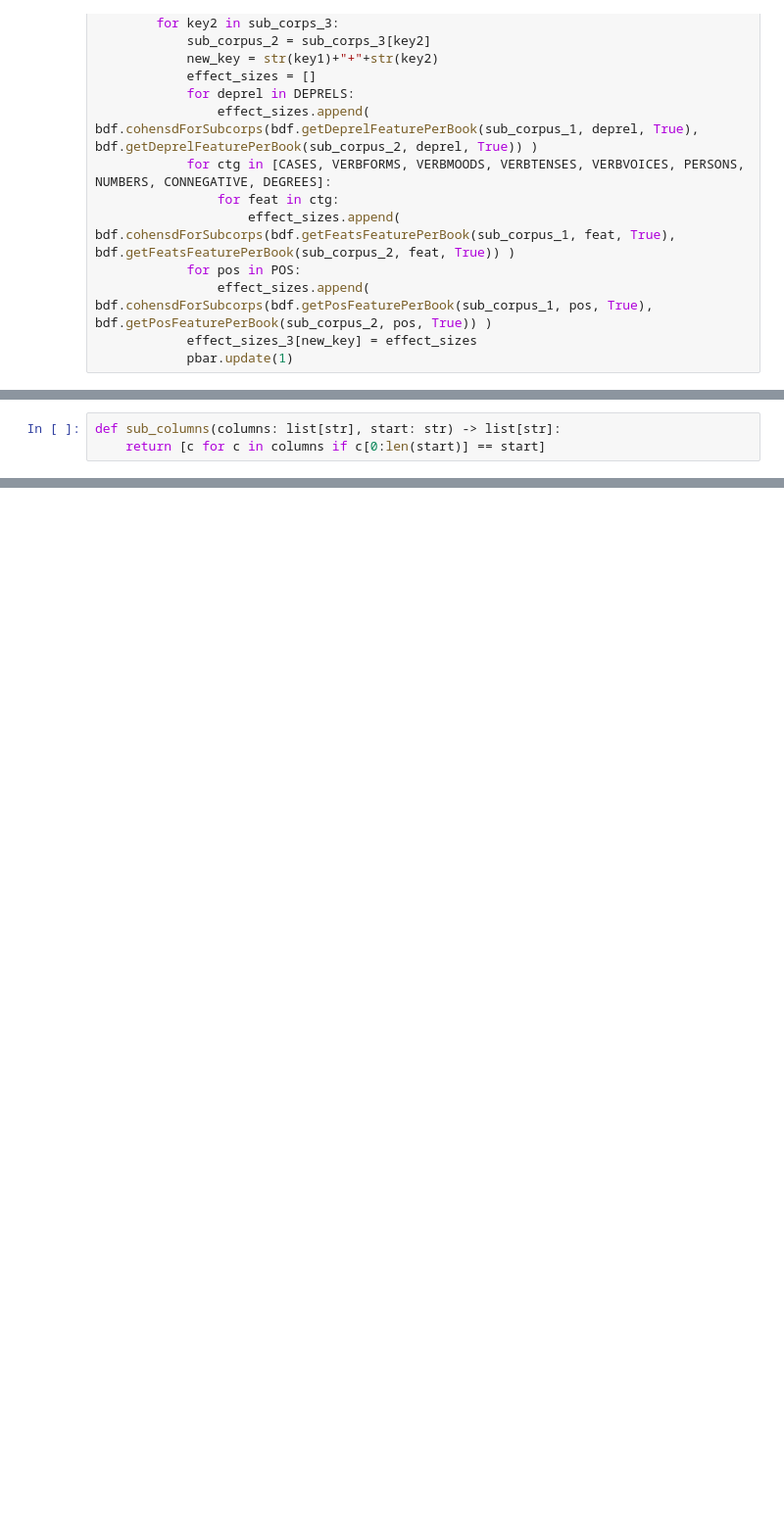
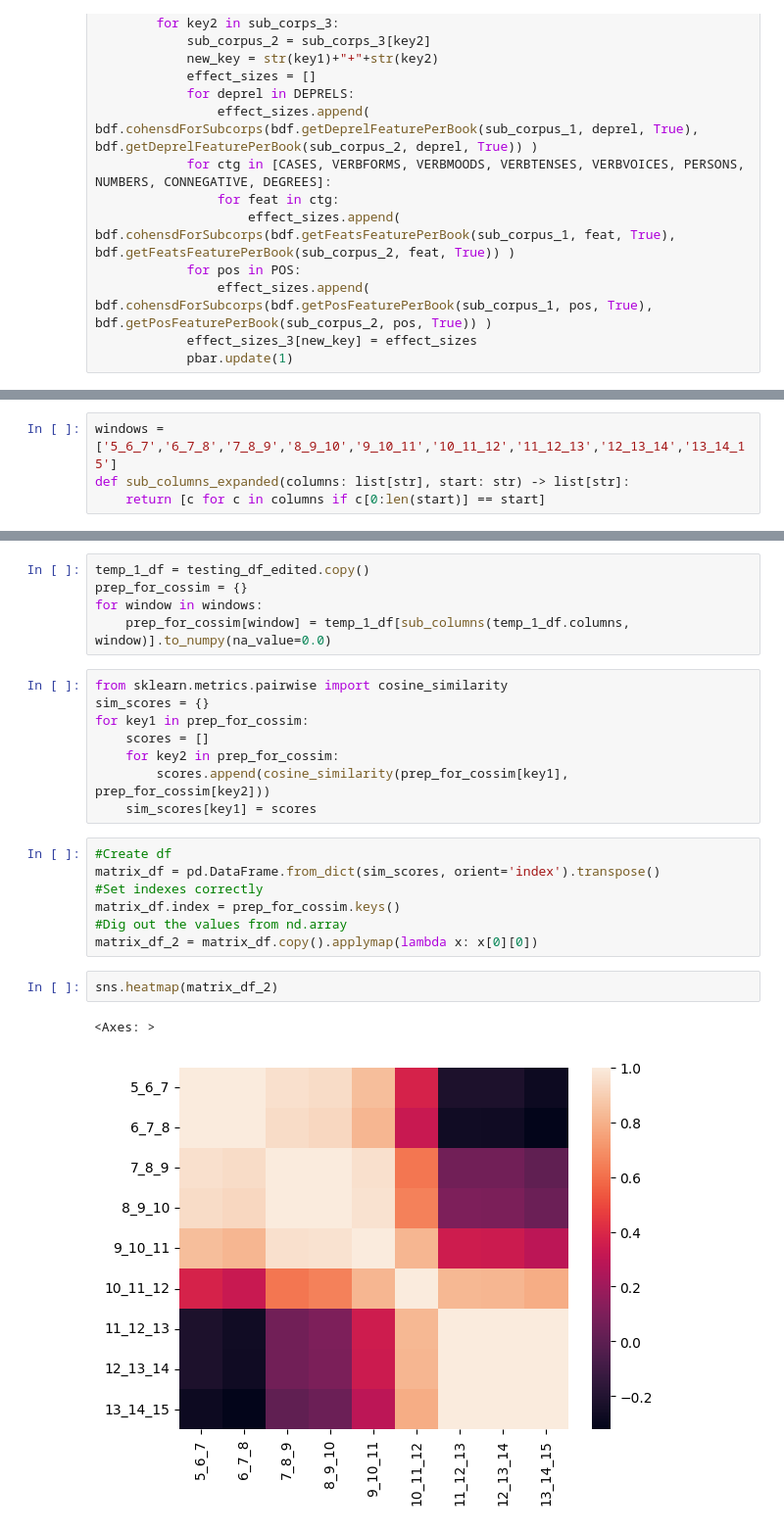
Before and after one commit to TurkuNLP/FCBLex-pipeline, a Jupyter notebook: KFA_new_age_labeling.ipynb, the cells around one changed output, grey strips where cells are left out. Shown at 98% size. Cells and saved outputs as stored; diff of their text form; blank space fills up the shorter version.

```diff
--- a/KFA_new_age_labeling.ipynb
+++ b/KFA_new_age_labeling.ipynb
@@ -194,3 +168,4 @@ Index(['root', 'nsubj', 'advmod', 'obl', 'obj', 'conj', 'aux', 'cc', 'amod',
 # %%
-def sub_columns(columns: list[str], start: str) -> list[str]:
+windows = ['5_6_7','6_7_8','7_8_9','8_9_10','9_10_11','10_11_12','11_12_13','12_13_14','13_14_15']
+def sub_columns_expanded(columns: list[str], start: str) -> list[str]:
     return [c for c in columns if c[0:len(start)] == start]
@@ -206,0 +172,25 @@ def sub_columns(columns: list[str], start: str) -> list[str]:
+# %%
+temp_1_df = testing_df_edited.copy()
+prep_for_cossim = {}
+for window in windows:
+    prep_for_cossim[window] = temp_1_df[sub_columns(temp_1_df.columns, window)].to_numpy(na_value=0.0)
+# %%
+from sklearn.metrics.pairwise import cosine_similarity
+sim_scores = {}
+for key1 in prep_for_cossim:
+    scores = []
+    for key2 in prep_for_cossim:
+        scores.append(cosine_similarity(prep_for_cossim[key1], prep_for_cossim[key2]))
+    sim_scores[key1] = scores
+# %%
+#Create df
+matrix_df = pd.DataFrame.from_dict(sim_scores, orient='index').transpose()
+#Set indexes correctly
+matrix_df.index = prep_for_cossim.keys()
+#Dig out the values from nd.array
+matrix_df_2 = matrix_df.copy().applymap(lambda x: x[0][0])
+# %%
+sns.heatmap(matrix_df_2)
+# %% [output]
+<Axes: >
+[figure, added]
```
Also changed, not shown: parts of 16 cells of this notebook, 1 other file.
